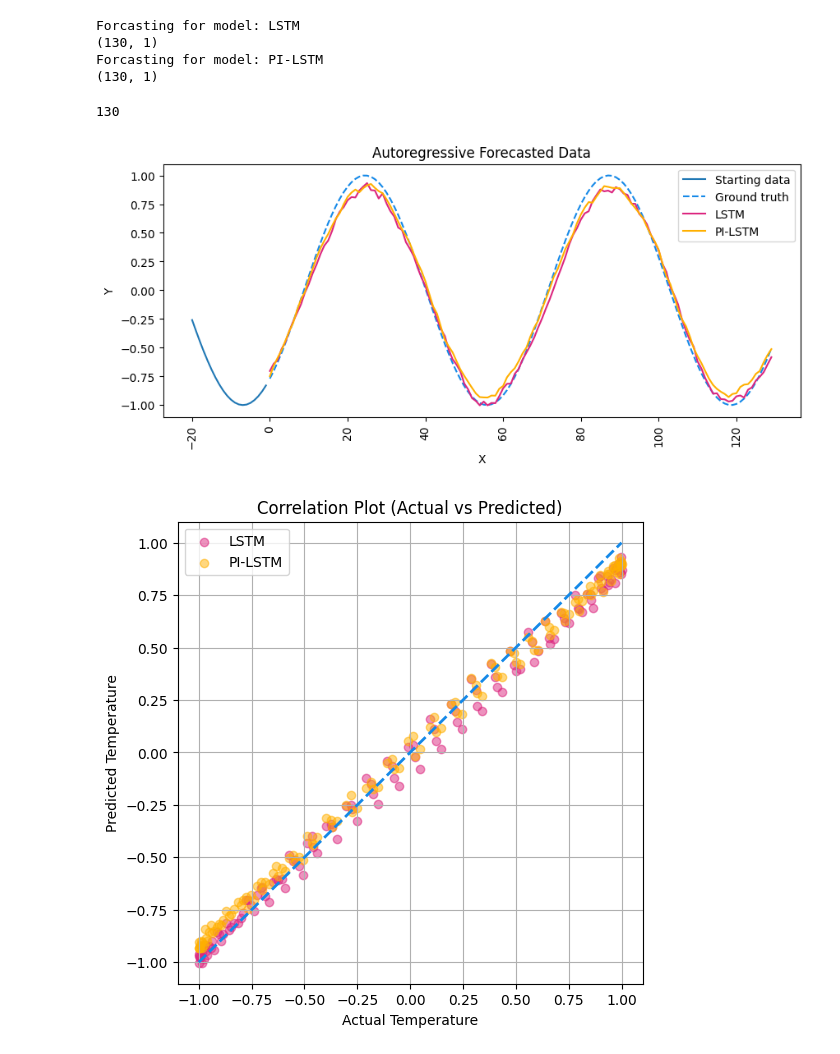
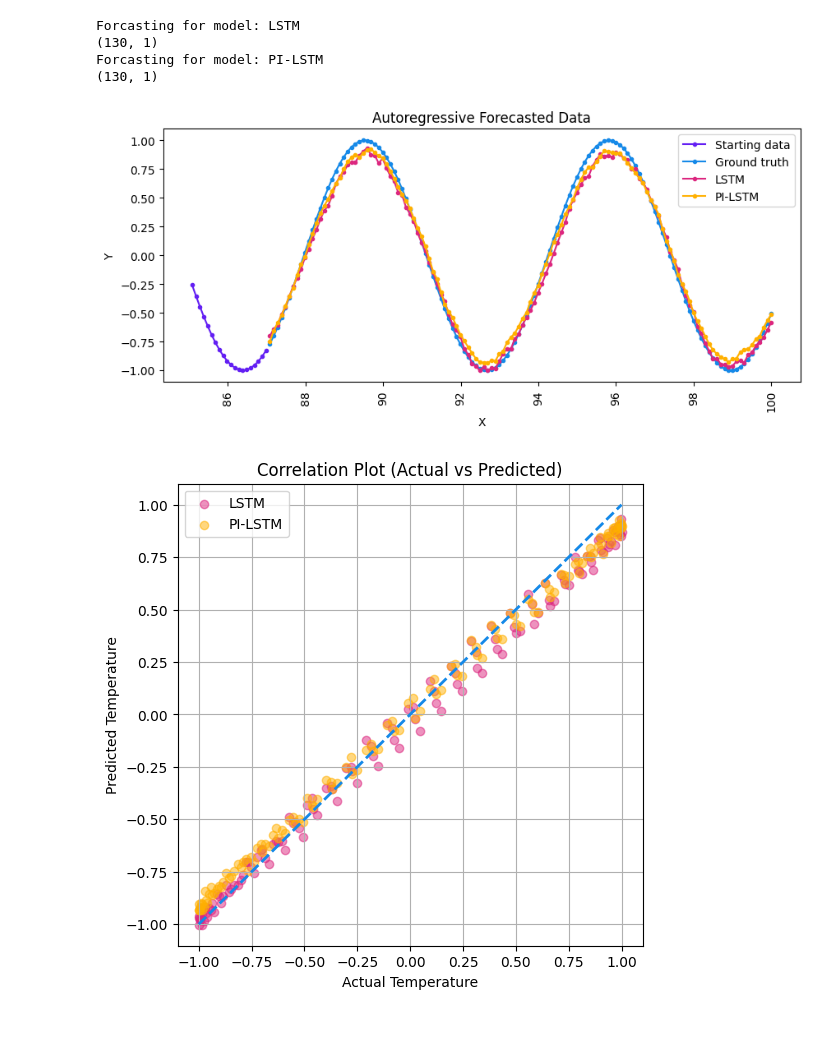
Before and after one commit to abbym-bristol/PIML-foundations-tb2, a Jupyter notebook: sine_wave_multistep_pred.ipynb, the cells around one changed output. Drawn from its saved outputs; the diff is of its cells as text; code cells hidden in the pictures; blank space fills up the shorter version.

```diff
--- a/sine_wave_multistep_pred.ipynb
+++ b/sine_wave_multistep_pred.ipynb
@@ -51,7 +51,11 @@ set_seed(SEED_VALUE)
 t = np.linspace(0, 100, 1000)
 data = np.sin(t)
 train = data[:int(len(data)*0.7)]
+train_t = t[:int(len(data)*0.7)]
 val = data[int(len(data)*0.7):int(len(data)*0.85)]
+val_t = t[int(len(data)*0.7):int(len(data)*0.85)]
 test = data[int(len(data)*0.85):]
+test_t = t[int(len(data)*0.85):]
+preds_t = test_t[SEQ_LENGTH:]  # doesn't predict for the first SEQ_LENGTH values of test set, because this is the first sequence used
 # %%
 plt.plot(t, data)
@@ -275,7 +281,8 @@ Check if predicted sequences align with true values
 colours = {
     "Ground truth": "#1589e8",
     "LSTM": "#dc267f",
-    "PI-LSTM": "#ffb000"
+    "PI-LSTM": "#ffb000",
+    "Starting data": "#631ff3"
 }
     # "#631ff3", "#fe5100" # - IBM colourblind palette
 # %%
@@ -287,13 +294,11 @@ for name, model in models.items():
         preds = model(X_test).squeeze().numpy()
         y_preds[name] = preds # Predict on test set
 # %%
-time_steps = np.arange(SEQ_LENGTH, len(test)+PRED_LENGTH)
-
 # Plot 5 random examples from test set!
 for i in np.random.choice(range(len(y_test)-PRED_LENGTH), 5):
     # Plot actual vs predicted
     plt.figure(figsize=(10, 4))
-    times = time_steps[i+SEQ_LENGTH:i+SEQ_LENGTH+PRED_LENGTH]
+    times = preds_t[i+SEQ_LENGTH:i+SEQ_LENGTH+PRED_LENGTH]
     plt.plot(times, y_test[i], '--', label='Ground truth', c=colours['Ground truth'])
     for name in models.keys():
         plt.plot(times, y_preds[name][i], label=name, c=colours[name])
@@ -377,31 +382,27 @@ Forcasting for model: PI-LSTM
 #     print(f"RMSE:\t\t{rmse}")
 #     print(f"P-CORR:\t\t{correlation}")
 # %%
-# Test data
-time_steps = np.arange(desired_length)
-print(len(time_steps))
 # Plot actual vs predicted
 plt.figure(figsize=(10, 4))
 
 # Starting data: first sequence of X_test
-plt.plot(np.arange(-SEQ_LENGTH,0), start_data.squeeze(), label='Starting data')
+plt.plot(test_t[:SEQ_LENGTH], start_data.squeeze(), marker='.', label='Starting data', c=colours['Starting data'])
 
 # Ground truth: test data across region predicted for
-plt.plot(time_steps, test[SEQ_LENGTH:], '--', label='Ground truth', c=colours['Ground truth'])
+plt.plot(preds_t, test[SEQ_LENGTH:], label='Ground truth', marker='.', c=colours['Ground truth'])
 
 # Predictions
 for name in models.keys():
-    plt.plot(time_steps, y_forecast[name], label=name, c=colours[name])
+    plt.plot(preds_t, y_forecast[name], label=name, marker='.', c=colours[name])
 plt.title("Autoregressive Forecasted Data")
 ax = plt.gca()
 plt.xticks(rotation=90)
 plt.xlabel("X")
 plt.ylabel("Y")
 plt.legend()
 plt.show()
 # %% [output]
-130
-[figure, old version]
+[figure, new version]
 # %%
 plt.figure(figsize=(6, 6))
 for name in models.keys():
```
Also changed, not shown: parts of 4 cells of this notebook, 1 other file.
